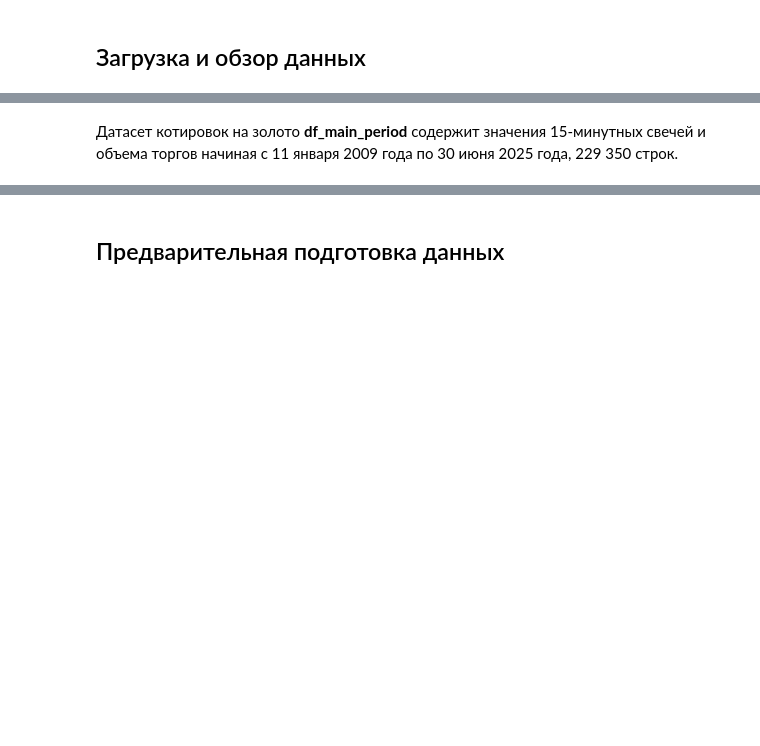
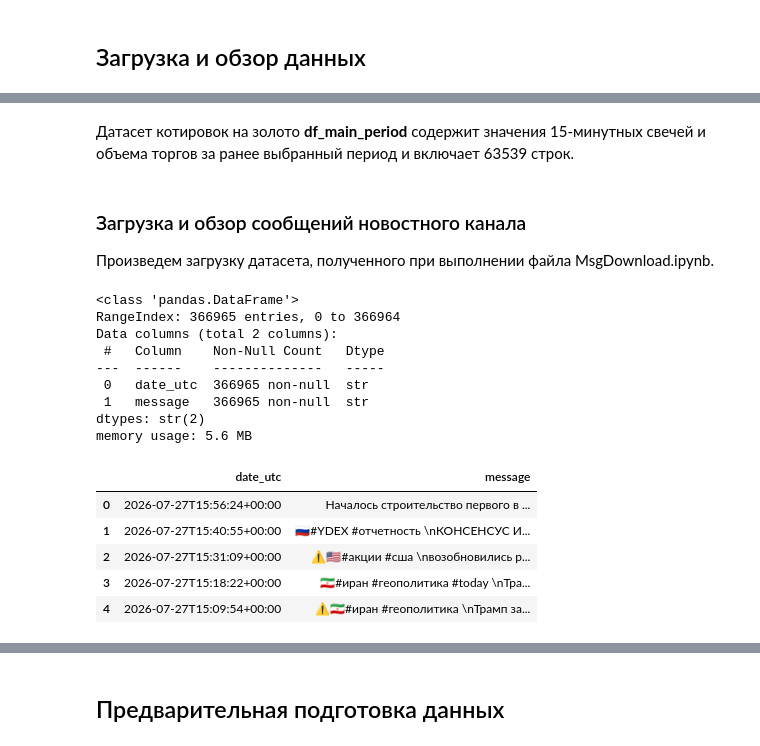
Before and after one commit to al-ogr/sf_pr7_financial_price_forecasting_model, a Jupyter notebook: FPFM.ipynb, the cells around one changed output, grey strips where cells are left out. Saved outputs shown, nothing was run; the diff lists cells and outputs as text; code cells hidden in the pictures; blank space fills up the shorter version.

Commit message:
final MsgDownload

```diff
--- a/FPFM.ipynb
+++ b/FPFM.ipynb
@@ -315,2 +420,26 @@ dt
 # %% [markdown]
-Датасет котировок на золото **df_main_period** содержит значения 15-минутных свечей и объема торгов начиная с 11 января 2009 года по 30 июня 2025 года, 229 350 строк.
+Датасет котировок на золото **df_main_period** содержит значения 15-минутных свечей и объема торгов за ранее выбранный период и включает 63539 строк.
+# %% [markdown]
+### Загрузка и обзор сообщений новостного канала
+
+Произведем загрузку датасета, полученного при выполнении файла MsgDownload.ipynb.
+# %%
+df_msgs = pd.read_csv('./data/tg_messages.csv')
+df_msgs.info()
+df_msgs.head()
+# %% [output]
+<class 'pandas.DataFrame'>
+RangeIndex: 366965 entries, 0 to 366964
+Data columns (total 2 columns):
+ #   Column    Non-Null Count   Dtype
+---  ------    --------------   -----
+ 0   date_utc  366965 non-null  str
+ 1   message   366965 non-null  str
+dtypes: str(2)
+memory usage: 5.6 MB
+|  | date_utc | message |
+| 0 | 2026-07-27T15:56:24+00:00 | Началось строительство первого в ... |
+| 1 | 2026-07-27T15:40:55+00:00 | 🇷🇺#YDEX #отчетность \nКОНСЕНСУС И... |
+| 2 | 2026-07-27T15:31:09+00:00 | ⚠️🇺🇸#акции #сша \nвозобновились р... |
+| 3 | 2026-07-27T15:18:22+00:00 | 🇮🇷#иран #геополитика #today \nТра... |
+| 4 | 2026-07-27T15:09:54+00:00 | ⚠️🇮🇷#иран #геополитика \nТрамп за... |
```
Also changed, not shown: parts of 61 cells of this notebook, 1 other file.
